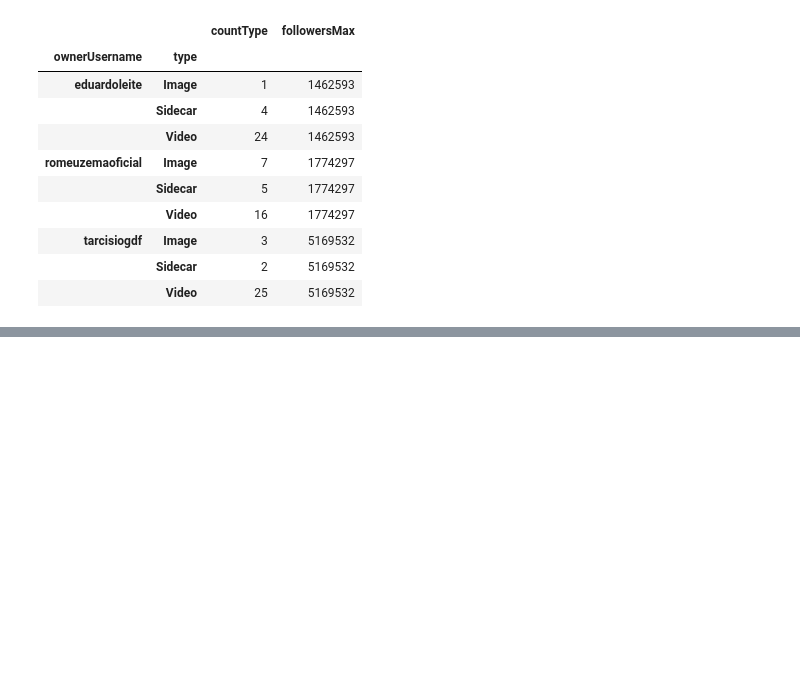
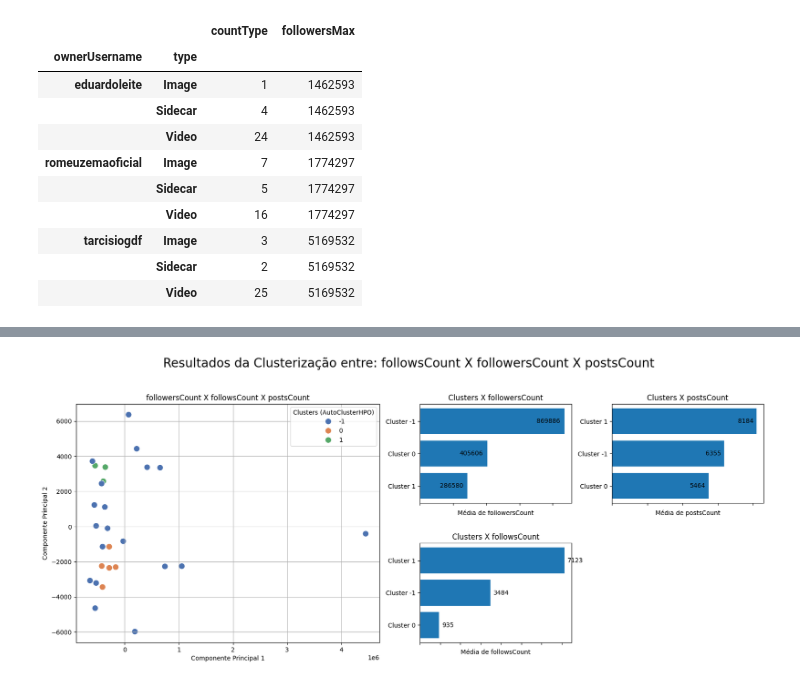
Before and after one commit to Vini0606/Aplica-o-Web-AI-Social-, a Jupyter notebook: notebooks/conteúdo.ipynb, the cells around one changed output, grey strips where cells are left out. Saved outputs shown, nothing was run; the diff lists cells and outputs as text; code cells hidden in the pictures; blank space fills up the shorter version.

```diff
--- a/notebooks/conteúdo.ipynb
+++ b/notebooks/conteúdo.ipynb
@@ -397,0 +423,3 @@ df_posts_top_3_grouped.groupby(['ownerUsername', 'type']).agg(
+# %%
+df_cluster, df_original, df, model, config, score, algo_name = clusterizar(df_cluster, df_original, pairplot=False)
+plotarFiguraNColsPCA(df_original, df_cluster)
@@ -397,0 +579,89 @@ df_posts_top_3_grouped.groupby(['ownerUsername', 'type']).agg(
+# %%
+def plotarFiguraNColsPCA(df_original, df_cluster):
+
+    def plotarDispersao():
+
+        # Redução de dimensionalidade com PCA
+        pca = PCA(n_components=2)
+        df_pca = pca.fit_transform(df_original[list(df_cluster.columns)])
+        df_original_copy['pca_x'] = df_pca[:, 0]
+        df_original_copy['pca_y'] = df_pca[:, 1]
+
+        # Visualização dos clusters com PCA
+        axes_gs_principal = fig.add_subplot(gs_principal[0])
+        plt.figure(figsize=(10, 7))
+        sns.scatterplot(data=df_original_copy, x='pca_x', y='pca_y', hue='Clusters (AutoClusterHPO)', palette='deep', s=100, ax=axes_gs_principal)
+        axes_gs_principal.set_title(f" X ".join([column for column in df_cluster.columns if column != 'Clusters (AutoClusterHPO)']))
+        axes_gs_principal.set_xlabel('Componente Principal 1')
+        axes_gs_principal.set_ylabel('Componente Principal 2')
+        axes_gs_principal.grid(True)
+
+    def plotarBarras():
+
+        df_original['Clusters (AutoClusterHPO)'] = 'Cluster ' + df_original['Clusters (AutoClusterHPO)'].astype(str)
+
+        media_1 = df_original.groupby('Clusters (AutoClusterHPO)')[str(df_cluster.columns[0])].mean().reset_index().sort_values(by=str(df_cluster.columns[0]), ascending=True)
+        media_2 = df_original.groupby('Clusters (AutoClusterHPO)')[str(df_cluster.columns[1])].mean().reset_index().sort_values(by=str(df_cluster.columns[1]), ascending=True)
+        media_3 = df_original.groupby('Clusters (AutoClusterHPO)')[str(df_cluster.columns[2])].mean().reset_index().sort_values(by=str(df_cluster.columns[2]), ascending=True)
+
+
+        # Plotar Gráfico de Barra 1
+        axes_gs_0 = fig.add_subplot(gs[0])
+        axes_gs_0.set_title(f'Clusters X {str(df_cluster.columns[0])}')
+        barras1 = axes_gs_0.barh(media_1['Clusters (AutoClusterHPO)'], media_1[str(df_cluster.columns[0])])
+        axes_gs_0.bar_label(barras1, fmt='%d', padding=-45)
+        axes_gs_0.set_xticklabels([])
+        axes_gs_0.set_xlabel(f'Média de {str(df_cluster.columns[0])}')
+
+        # Plotar Gráfico de Barra 2
+        axes_gs_1 = fig.add_subplot(gs[1])
+        axes_gs_1.set_title(f'Clusters X {str(df_cluster.columns[1])}')
+        barras2 = axes_gs_1.barh(media_2['Clusters (AutoClusterHPO)'], media_2[str(df_cluster.columns[1])])
+        axes_gs_1.bar_label(barras2, fmt='%d', padding=5)
+        axes_gs_1.set_xticklabels([])
+        axes_gs_1.set_xlabel(f'Média de {str(df_cluster.columns[1])}')
+
+        # Plotar Gráfico de Barra 3
+        axes_gs1_0 = fig.add_subplot(gs1[0])
+        axes_gs1_0.set_title(f'Clusters X {str(df_cluster.columns[2])}')
+        barras3 = axes_gs1_0.barh(media_3['Clusters (AutoClusterHPO)'], media_3[str(df_cluster.columns[2])])
+        axes_gs1_0.bar_label(barras3, fmt='%d', padding=-30)
+        axes_gs1_0.set_xticklabels([])
+        axes_gs1_0.set_xlabel(f'Média de {str(df_cluster.columns[2])}')
+
+    # Copiar df original
+    df_original_copy = df_original.copy()
+
+    fig = plt.figure(figsize=(20, 7))
+    gs_principal = gridspec.GridSpec(1, 3, figure=fig, width_ratios=[2, 1, 1], wspace=0.2)
+    gs = gs_principal[1].subgridspec(2, 1, hspace=0.4)
+    gs1 = gs_principal[2].subgridspec(2, 1, hspace=0.4)
+
+    fig.suptitle(
+        f'Resultados da Clusterização entre: {str(df_cluster.columns[1])} X {str(df_cluster.columns[0])} X {str(df_cluster.columns[2])}',   # O texto do título
+        fontsize=20,                    # Define o tamanho da fonte para 20
+        fontweight='medium',
+        y=1.03               # Define o estilo da fonte como negrito
+    )
+
+    plotarDispersao()
+    plotarBarras()
+
+    # --- 6. Finalização e Exibição/Salvamento da Figura ---
+    plt.tight_layout(rect=[0, 0, 1, 0.96]) # Ajusta o layout para evitar sobreposição
+
+    buffer = io.BytesIO()
+
+    # Para salvar a figura em um arquivo
+    plt.savefig(buffer, format='png', dpi=300)
+
+    plt.show()
+
+    return buffer
+
+df_original = df_profiles_posts_int
+df_cluster = df_profiles_posts_int[['followersCount', 'followsCount', 'postsCount']].copy()
+
+df_cluster, df_original, df, model, config, score, algo_name = clusterizar(df_cluster, df_original, pairplot=False)
+plotarFiguraNColsPCA(df_original, df_cluster)
+# %% [output]
@@ -397,0 +674 @@ df_posts_top_3_grouped.groupby(['ownerUsername', 'type']).agg(
+[figure, added]
```
Also changed, not shown: parts of 6 cells of this notebook, 4 other files.
